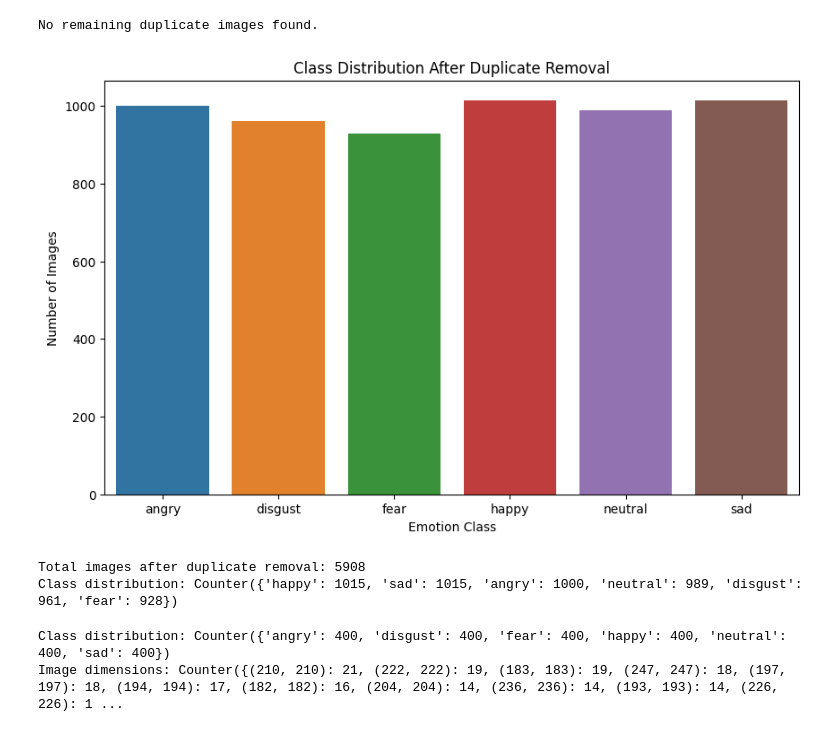
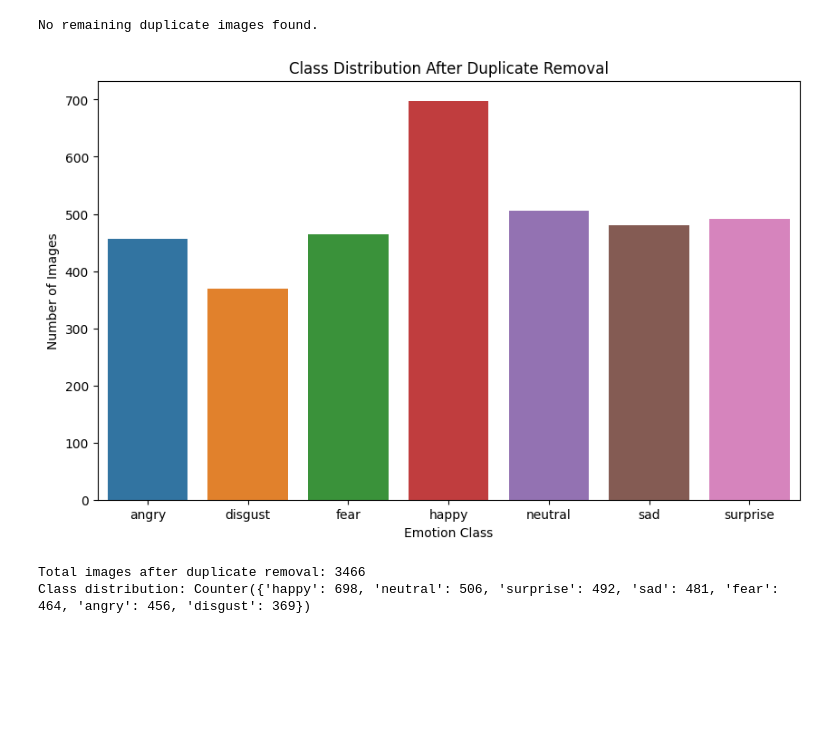
Before and after one commit to yjia28tan/EmoSense-Application, a Jupyter notebook: Backend/model_training/EDA.ipynb, the cells around one changed output. Cells and saved outputs as stored; diff of their text form; code cells hidden in the pictures; blank space fills up the shorter version.

```diff
--- a/Backend/model_training/EDA.ipynb
+++ b/Backend/model_training/EDA.ipynb
@@ -1,12 +1,11 @@
 # %%
-# train dataset
-
+# FER2013 dataset
 import os
 from collections import Counter
 from PIL import Image
 
 # Define dataset directory
-dataset_dir = r"C:\Users\User\OneDrive\Documents\YiJia\INTI\FYP\Dataset\data_AN\train"
+dataset_dir = r"C:\Users\User\OneDrive\Documents\YiJia\INTI\FYP\Dataset\cleaned\datasets\train"
 
 # Function to get image file paths and their corresponding classes
 def get_image_classes(dataset_dir):
@@ -99,9 +171,6 @@ def find_duplicate_images(dataset_dir):
 
     return duplicates
 
-# Specify your dataset directory
-dataset_dir = r"C:\Users\User\OneDrive\Documents\YiJia\INTI\FYP\Dataset\data_AN\train"
-
 # Find duplicates
 duplicates = find_duplicate_images(dataset_dir)
 
@@ -170,9 +239,6 @@ def remove_duplicate_images(dataset_dir):
 
     print(f"Total duplicates removed: {duplicates_removed}")
 
-# Specify dataset directory
-dataset_dir = r"C:\Users\User\OneDrive\Documents\YiJia\INTI\FYP\Dataset\data_AN\train"
-
 # Remove duplicates
 remove_duplicate_images(dataset_dir)
 # %% [output]
@@ -237,74 +303,33 @@ def recheck_dataset_statistics(dataset_dir):
 
     class_distribution = Counter(image_classes)
 
     # Plotting class distribution after duplicate removal
     plt.figure(figsize=(10, 6))
     sns.barplot(x=list(class_distribution.keys()), y=list(class_distribution.values()))
     plt.title('Class Distribution After Duplicate Removal')
     plt.xlabel('Emotion Class')
     plt.ylabel('Number of Images')
     plt.show()
 
     print(f"Total images after duplicate removal: {sum(class_distribution.values())}")
     print("Class distribution:", class_distribution)
 
-# Specify your dataset directory
-dataset_dir = r"C:\Users\User\OneDrive\Documents\YiJia\INTI\FYP\Dataset\data_AN\train"
-
 # Step 1: Check for remaining duplicates
 duplicates = find_duplicate_images(dataset_dir)
 
 if duplicates:
     print("Remaining duplicate images found:")
     for hash_value, paths in duplicates.items():
         print(f"Hash: {hash_value}")
         for path in paths:
             print(f" - {path}")
 else:
     print("No remaining duplicate images found.")
 
 # Step 2: Recheck dataset statistics
 recheck_dataset_statistics(dataset_dir)
 # %% [output]
 No remaining duplicate images found.
-[figure, old version]
+[figure, new version]
-Total images after duplicate removal: 5908
-Class distribution: Counter({'happy': 1015, 'sad': 1015, 'angry': 1000, 'neutral': 989, 'disgust': 961, 'fear': 928})
+Total images after duplicate removal: 3466
+Class distribution: Counter({'happy': 698, 'neutral': 506, 'surprise': 492, 'sad': 481, 'fear': 464, 'angry': 456, 'disgust': 369})
-# %%
-# test dataset
-
-import os
-from collections import Counter
-from PIL import Image
-
-# Define dataset directory
-dataset_dir = r"C:\Users\User\OneDrive\Documents\YiJia\INTI\FYP\Dataset\data_AN\test"
-
-# Function to get image file paths and their corresponding classes
-def get_image_classes(dataset_dir):
-    image_classes = []
-    for root, dirs, files in os.walk(dataset_dir):
-        for file in files:
-            if file.endswith(('.jpg', '.png')):
-                label = os.path.basename(root)  # Assuming folder name is the class label
-                image_classes.append(label)
-    return image_classes
-
-# Count images per class
-image_classes = get_image_classes(dataset_dir)
-class_distribution = Counter(image_classes)
-print("Class distribution:", class_distribution)
-
-# Check image dimensions
-image_dimensions = []
-for root, dirs, files in os.walk(dataset_dir):
-    for file in files:
-        if file.endswith(('.jpg', '.png')):
-            img = Image.open(os.path.join(root, file))
-            image_dimensions.append(img.size)
-
-# Print some statistics on image dimensions
-print("Image dimensions:", Counter(image_dimensions))
-# %% [output]
-Class distribution: Counter({'angry': 400, 'disgust': 400, 'fear': 400, 'happy': 400, 'neutral': 400, 'sad': 400})
-Image dimensions: Counter({(210, 210): 21, (222, 222): 19, (183, 183): 19, (247, 247): 18, (197, 197): 18, (194, 194): 17, (182, 182): 16, (204, 204): 14, (236, 236): 14, (193, 193): 14, (226, 226): 1 ...
```
Also changed, not shown: parts of 8 cells of this notebook.
